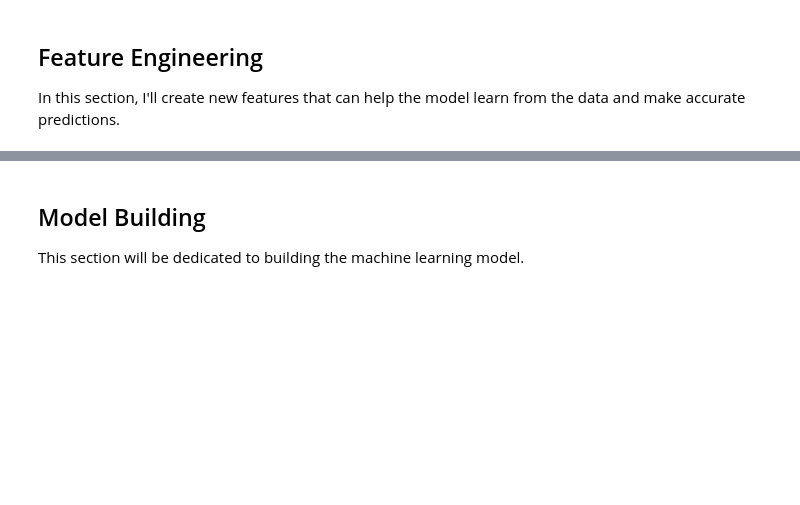
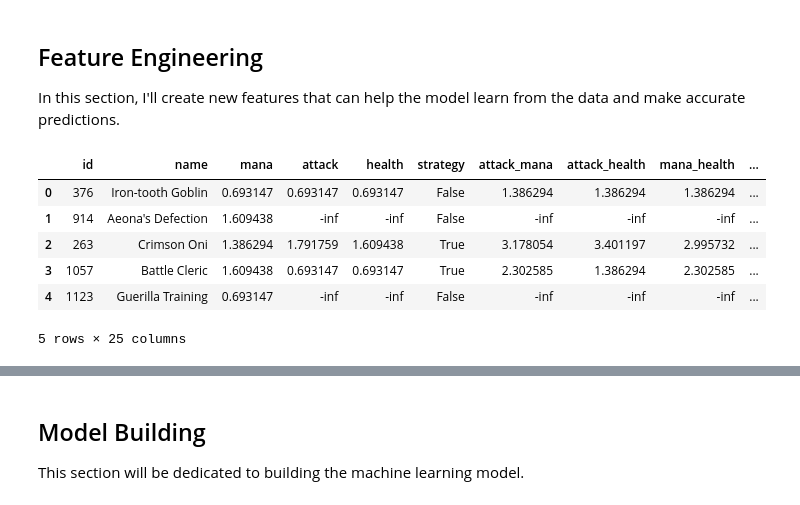
Before and after one commit to Lucs1590/gods-unchained, a Jupyter notebook: notebooks/gods_unchained_eda.ipynb, the cells around one changed output, grey strips where cells are left out. Drawn from its saved outputs; the diff is of its cells as text; code cells hidden in the pictures; blank space fills up the shorter version.

```diff
--- a/notebooks/gods_unchained_eda.ipynb
+++ b/notebooks/gods_unchained_eda.ipynb
@@ -389,6 +572,20 @@ train_dataframe['attack_mana_health'] = train_dataframe['attack'] + train_datafr
 # %%
-train_dataframe = pd.get_dummies(train_dataframe, columns=['god', 'type'], drop_first=True)
+train_dataframe = pd.get_dummies(
+    train_dataframe,
+    columns=['god', 'type'],
+    drop_first=True,
+    prefix=['god', 'type'],
+    prefix_sep='_'
+)
 train_dataframe.head()
+# %% [output]
+|  | id | name | mana | attack | health | strategy | attack_mana | attack_health | mana_health | ... |
+| 0 | 376 | Iron-tooth Goblin | 0.693147 | 0.693147 | 0.693147 | False | 1.386294 | 1.386294 | 1.386294 | ... |
+| 1 | 914 | Aeona's Defection | 1.609438 | -inf | -inf | False | -inf | -inf | -inf | ... |
+| 2 | 263 | Crimson Oni | 1.386294 | 1.791759 | 1.609438 | True | 3.178054 | 3.401197 | 2.995732 | ... |
+| 3 | 1057 | Battle Cleric | 1.609438 | 0.693147 | 0.693147 | True | 2.302585 | 1.386294 | 2.302585 | ... |
+| 4 | 1123 | Guerilla Training | 0.693147 | -inf | -inf | False | -inf | -inf | -inf | ... |
+5 rows × 25 columns
 # %%
 train_dataframe.drop('name', axis=1, inplace=True)
 corr_matrix = train_dataframe.corr()
```
Also changed, not shown: parts of 55 cells of this notebook.
